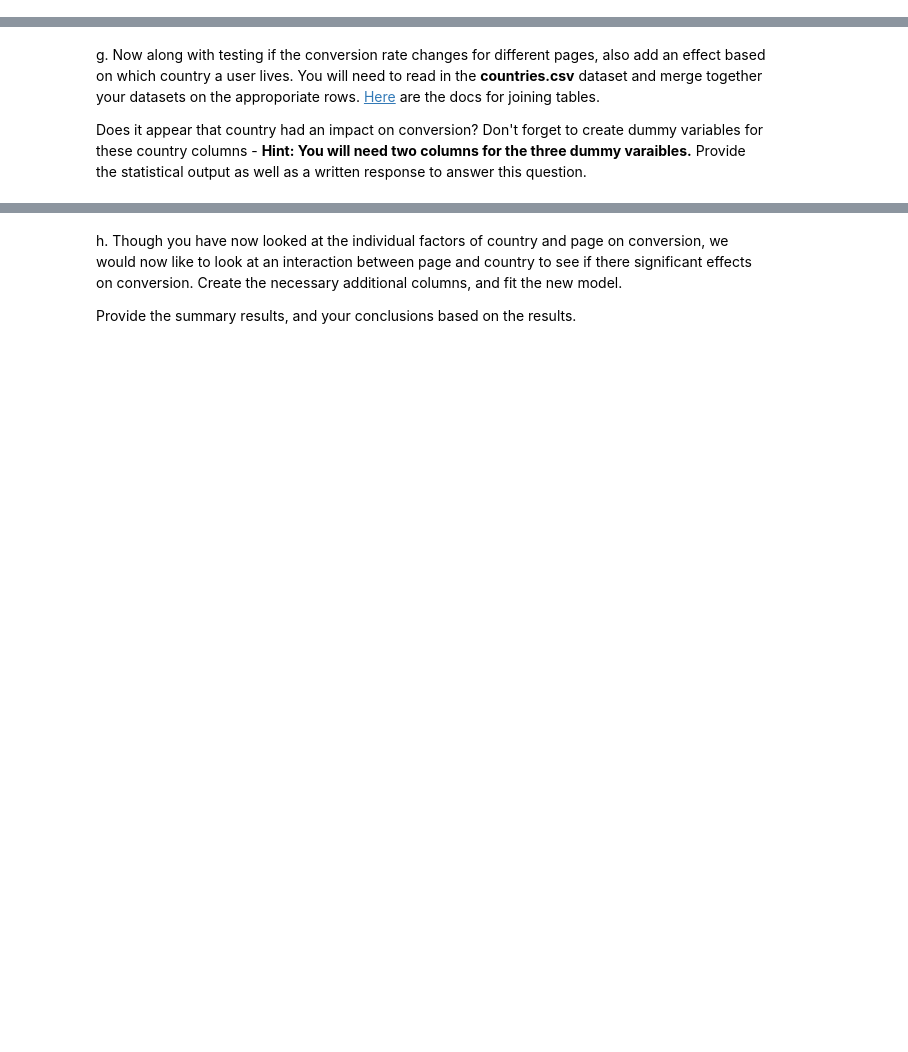
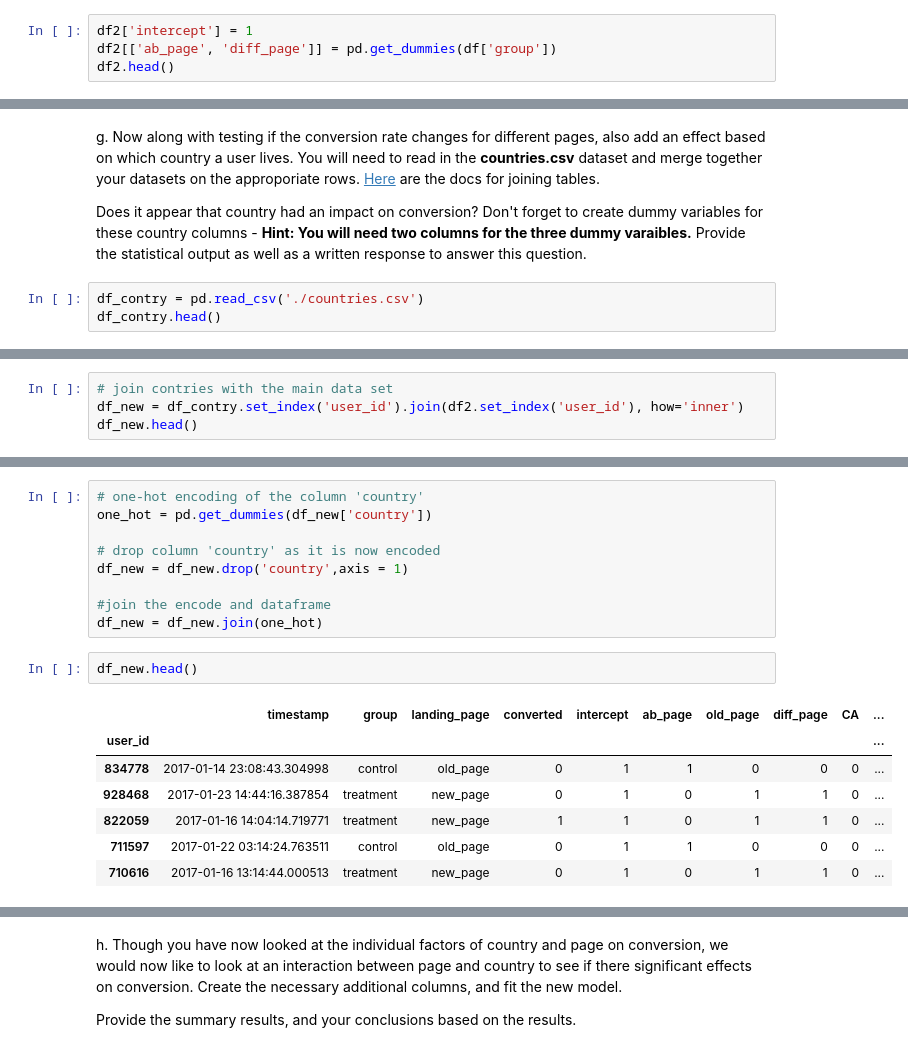
Before and after one commit to jennatang/Analyze-A-B-test, a Jupyter notebook: Analyze_ab_test_results_notebook.ipynb, the cells around one changed output, grey strips where cells are left out. Cells and saved outputs as stored; diff of their text form; blank space fills up the shorter version.

```diff
--- a/Analyze_ab_test_results_notebook.ipynb
+++ b/Analyze_ab_test_results_notebook.ipynb
@@ -338,2 +357,6 @@ a. Since each row is either a conversion or no conversion, what type of regressi
 # %% [markdown]
 b. The goal is to use **statsmodels** to fit the regression model you specified in part **a.** to see if there is a significant difference in conversion based on which page a customer receives.  However, you first need to create a colun for the intercept, and create a dummy variable column for which page each user received.  Add an **intercept** column, as well as an **ab_page** column, which is 1 when an individual receives the **treatment** and 0 if **control**.
+# %%
+df2['intercept'] = 1
+df2[['ab_page', 'diff_page']] = pd.get_dummies(df['group'])
+df2.head()
@@ -353,3 +406,6 @@ f. Now, you are considering other things that might influence whether or not an
 g. Now along with testing if the conversion rate changes for different pages, also add an effect based on which country a user lives. You will need to read in the **countries.csv** dataset and merge together your datasets on the approporiate rows.  [Here](https://pandas.pydata.org/pandas-docs/stable/generated/pandas.DataFrame.join.html) are the docs for joining tables.
 
 Does it appear that country had an impact on conversion?  Don't forget to create dummy variables for these country columns - **Hint: You will need two columns for the three dummy varaibles.** Provide the statistical output as well as a written response to answer this question.
+# %%
+df_contry = pd.read_csv('./countries.csv')
+df_contry.head()
@@ -355,0 +419,4 @@ Does it appear that country had an impact on conversion?  Don't forget to create
+# %%
+# join contries with the main data set
+df_new = df_contry.set_index('user_id').join(df2.set_index('user_id'), how='inner')
+df_new.head()
@@ -355,0 +431,19 @@ Does it appear that country had an impact on conversion?  Don't forget to create
+# %%
+# one-hot encoding of the column 'country'
+one_hot = pd.get_dummies(df_new['country'])
+
+# drop column 'country' as it is now encoded
+df_new = df_new.drop('country',axis = 1)
+
+#join the encode and dataframe
+df_new = df_new.join(one_hot)
+# %%
+df_new.head()
+# %% [output]
+|  | timestamp | group | landing_page | converted | intercept | ab_page | old_page | diff_page | CA | ... |
+| user_id |  |  |  |  |  |  |  |  |  | ... |
+| 834778 | 2017-01-14 23:08:43.304998 | control | old_page | 0 | 1 | 1 | 0 | 0 | 0 | ... |
+| 928468 | 2017-01-23 14:44:16.387854 | treatment | new_page | 0 | 1 | 0 | 1 | 1 | 0 | ... |
+| 822059 | 2017-01-16 14:04:14.719771 | treatment | new_page | 1 | 1 | 0 | 1 | 1 | 0 | ... |
+| 711597 | 2017-01-22 03:14:24.763511 | control | old_page | 0 | 1 | 1 | 0 | 0 | 0 | ... |
+| 710616 | 2017-01-16 13:14:44.000513 | treatment | new_page | 0 | 1 | 0 | 1 | 1 | 0 | ... |
```
Also changed, not shown: parts of 24 cells of this notebook.
